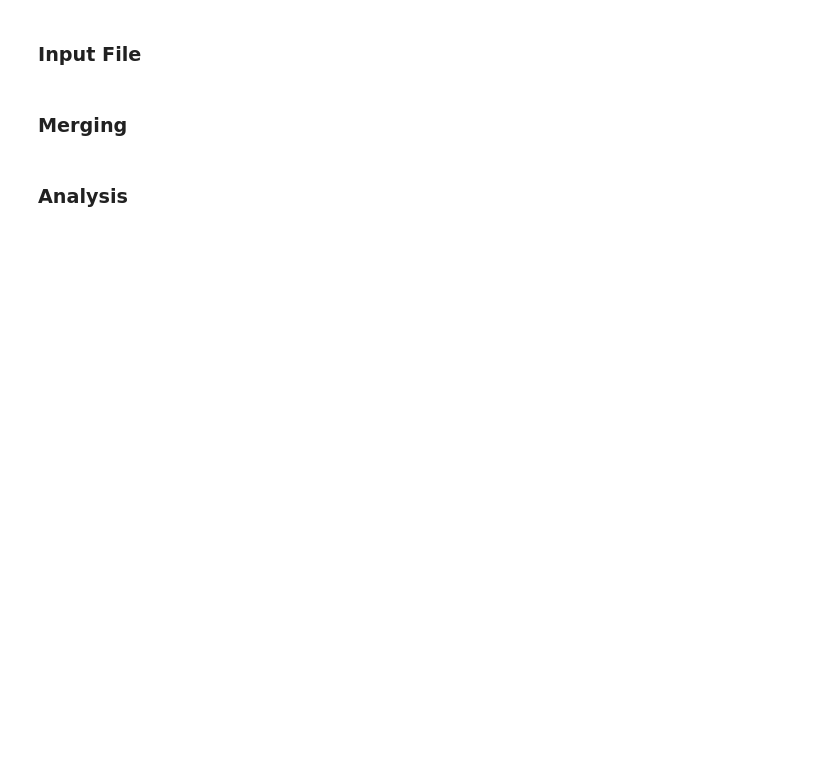
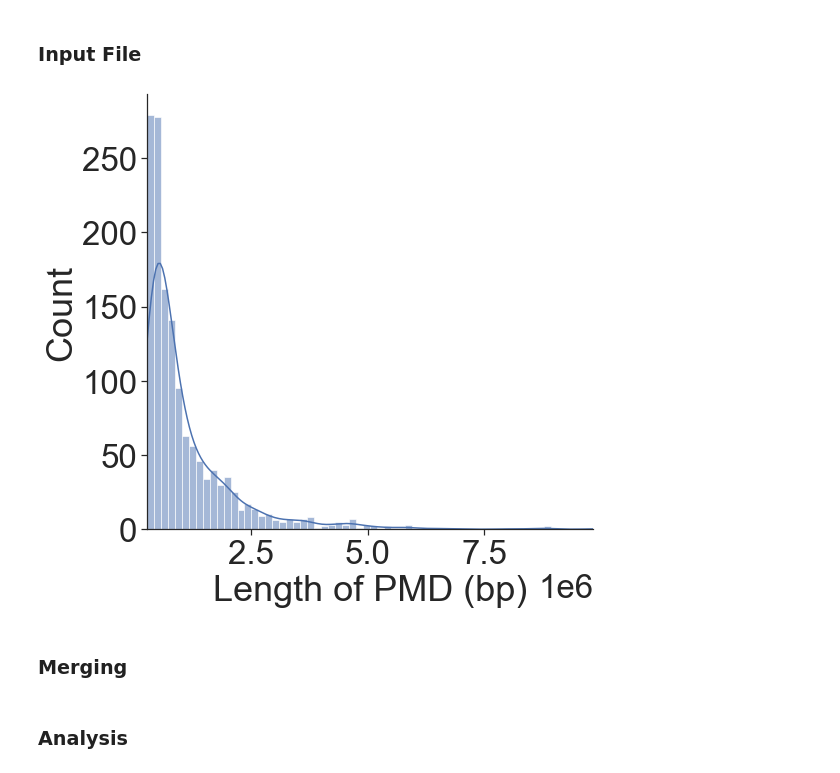
Before and after one commit to ryansohny/AK1_PacBio, a Jupyter notebook: 01.DNA/HiFi/DNA_methylation/PMD/_Analysis_on_PMD_methylation.ipynb, the cells around one changed output. Cells and saved outputs as stored; diff of their text form; code cells hidden in the pictures; blank space fills up the shorter version.

```diff
--- a/01.DNA/HiFi/DNA_methylation/PMD/_Analysis_on_PMD_methylation.ipynb
+++ b/01.DNA/HiFi/DNA_methylation/PMD/_Analysis_on_PMD_methylation.ipynb
@@ -8,30 +8,33 @@ sns.set(font="Arial", font_scale=3, style='ticks')
 # %% [markdown]
 ### Input File
 # %%
+dir="/Users/mhryansohn/Desktop/01.Workspace/01.Projects/03.AK1-PacBio/01.DNA/Merged_Run/DNA_methylation/PMD_from_AK1_WGBS/"
 ID, Length = list(), list()
-with open("AK1_WGBS_PMD.bed", 'r') as pmdf:
+with open(f"{dir}AK1_WGBS_PMD.bed", 'r') as pmdf:
     for line in pmdf:
         line = line.strip('\n').split('\t')
 
         id = f'{line[0]}:{line[1]}-{line[2]}'
         length = int(line[2]) - int(line[1])
 
         ID.append(id)
         Length.append(length)
 
 pmd_from_ak1_wgbs = pd.DataFrame(list(zip(ID, Length)), columns=['ID', 'Length']).set_index('ID')
 del ID, Length
 
 fig, ax = plt.subplots(figsize=(8,8))
 sns.histplot(data=pmd_from_ak1_wgbs, x='Length', kde=True, stat='count', ax=ax)
 ax.set_xlim(pmd_from_ak1_wgbs['Length'].min(), pmd_from_ak1_wgbs['Length'].max())
 ax.set_xlabel("Length of PMD (bp)")
 sns.despine(ax=ax)
 
 
-ak1 = pd.read_table("AK1_AK1_WGBS_PMD_met.txt", index_col=0)
-ipsc = pd.read_table("iPSC_AK1_WGBS_PMD_met.txt", index_col=0)
-npc = pd.read_table("NSC_AK1_WGBS_PMD_met.txt", index_col=0)
+ak1 = pd.read_table(f"{dir}AK1_AK1_WGBS_PMD_met.txt", index_col=0)
+ipsc = pd.read_table(f"{dir}iPSC_AK1_WGBS_PMD_met.txt", index_col=0)
+npc = pd.read_table(f"{dir}NSC_AK1_WGBS_PMD_met.txt", index_col=0)
+# %% [output]
+[figure, added]
 # %% [markdown]
 ### Merging
 # %%
```
Also changed, not shown: parts of 1 cell of this notebook.
